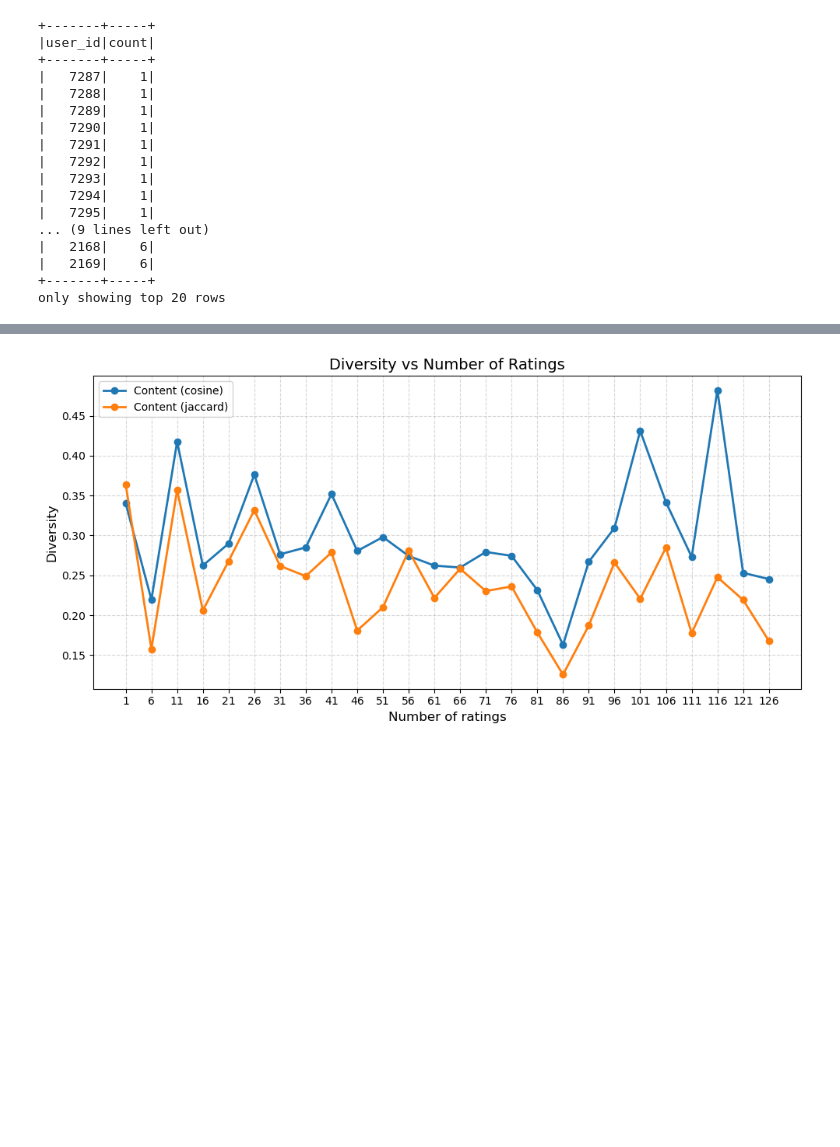
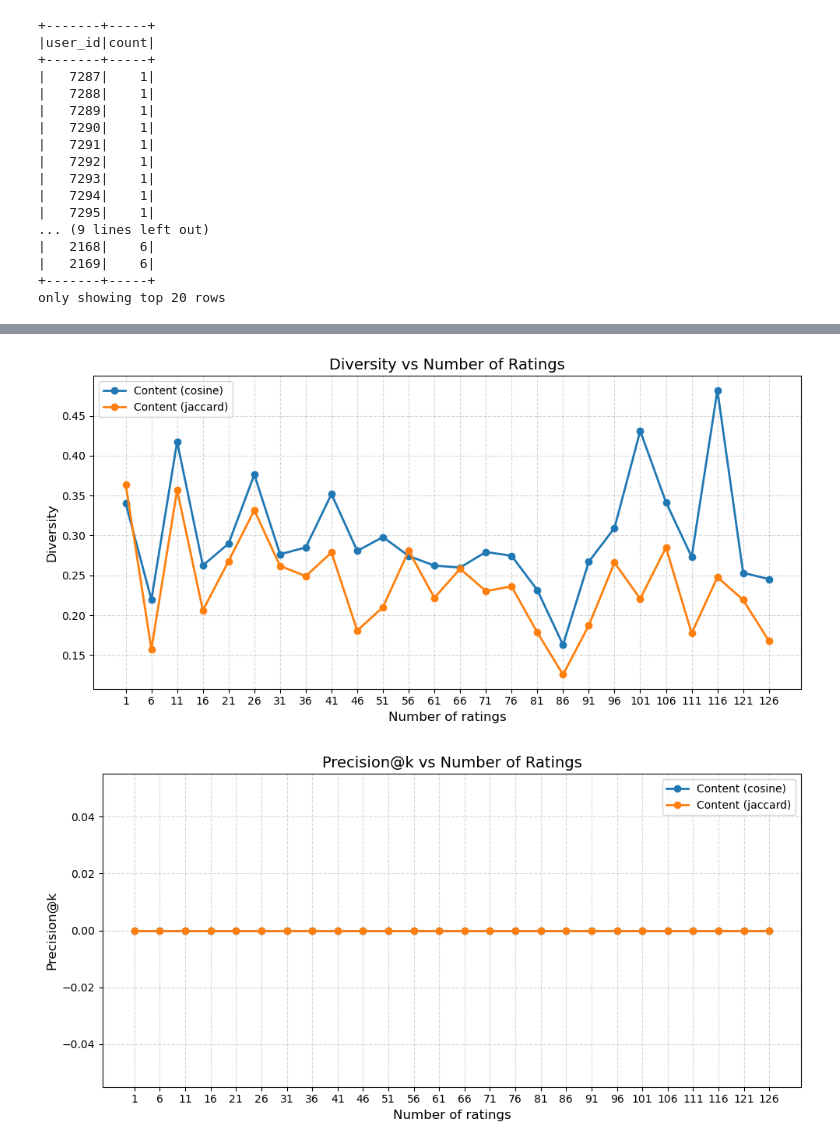
Before and after one commit to W-Vermeersch/Scalable, a Jupyter notebook: notebooks/plotting_rating_numbers.ipynb, the cells around one changed output, grey strips where cells are left out. Saved outputs shown, nothing was run; the diff lists cells and outputs as text; code cells hidden in the pictures; blank space fills up the shorter version.

```diff
--- a/notebooks/plotting_rating_numbers.ipynb
+++ b/notebooks/plotting_rating_numbers.ipynb
@@ -298,10 +271,10 @@ plot_metric(results, metric='precision@k',filter=filter, name="H_cosVjac")
 # %%
 filter = ['Content (cosine)', 'Content (jacard)']
 plot_metric(results, metric='diversity',filter=filter, name="Cont_cosVjac")
-# plot_metric(results, metric='novelty',filter=filter, name="Cont_cosVjac")
-# plot_metric(results, metric='precision@k',filter=filter, name="Cont_cosVjac")
+plot_metric(results, metric='precision@k',filter=filter, name="Cont_cosVjac")
 # %% [output]
 [figure]
+[figure, added]
 # %%
 filter = ['Hybrid','Collaborative', 'Content (cosine)']
 
```
Also changed, not shown: parts of 10 cells of this notebook, 8 other files.
